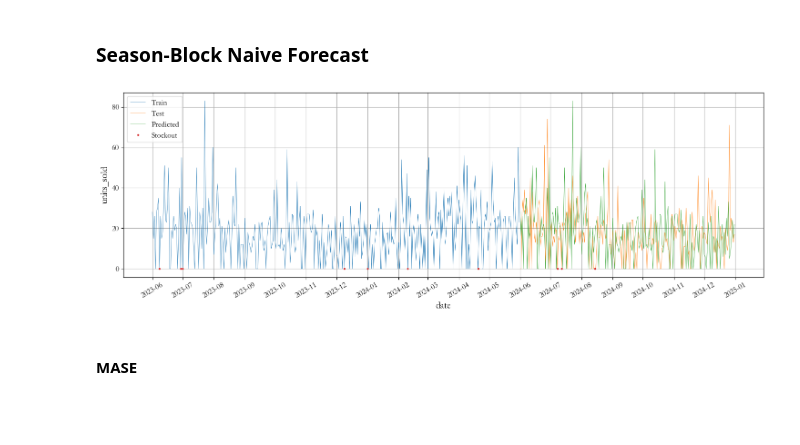
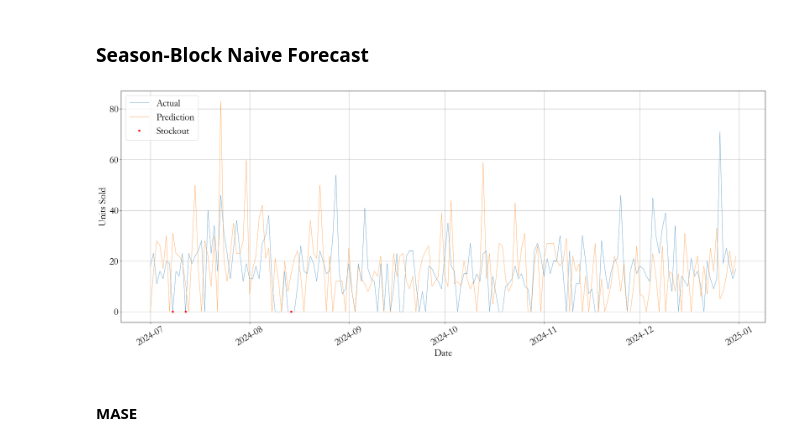
Before and after one commit to dnshwng98/fmcg_intelligent_tools, a Jupyter notebook: src/fmcg_intelligent_tools/Main.ipynb, the cells around one changed output. Saved outputs shown, nothing was run; the diff lists cells and outputs as text; code cells hidden in the pictures; blank space fills up the shorter version.

Commit message:
Compare Forecasting Models (2)

```diff
--- a/src/fmcg_intelligent_tools/Untitled.ipynb
+++ b/src/fmcg_intelligent_tools/Main.ipynb
@@ -808,30 +804,31 @@ np.float64(12.06)
 ### Season-Block Naive Forecast
 # %%
 sb_naive_data = target_data.copy()
-sb_naive_data_train = sb_naive_data[sb_naive_data["date"] < "2024-06-01"].copy()
-sb_naive_data_test = sb_naive_data[sb_naive_data["date"] >= "2024-06-01"].copy()
+sb_naive_data_train = sb_naive_data[sb_naive_data["date"] < "2024-07-01"].copy()
+sb_naive_data_test = sb_naive_data[sb_naive_data["date"] >= "2024-07-01"].copy()
 # %%
-sb_naive_data_test["sb_naive_prediction"] = sb_naive_data_train[(sb_naive_data_train["date"] >= "2023-06-01") & (sb_naive_data_train["date"] <= "2023-12-31")]["units_sold"].values
+sb_naive_data_test["sb_naive_prediction"] = sb_naive_data_train[(sb_naive_data_train["date"] >= "2023-07-01") & (sb_naive_data_train["date"] <= "2023-12-31")]["units_sold"].values
 # %%
-fig, ax = plt.subplots(figsize=(15, 5))
-ax.plot(sb_naive_data_train.loc[sb_naive_data_train["date"] >= "2023-06-01"]["date"], sb_naive_data_train.loc[sb_naive_data_train["date"] >= "2023-06-01"]["units_sold"], linewidth=0.5, label="Train")
-ax.plot(sb_naive_data_test["date"], sb_naive_data_test["units_sold"], linewidth=0.5, label="Test")
-ax.plot(sb_naive_data_test["date"], sb_naive_data_test["sb_naive_prediction"], linewidth=0.5, label="Predicted")
-ax.plot(fmcg_dataset.loc[(fmcg_dataset["date"] >= "2023-06-01") & (fmcg_dataset["region"] == "PL-North") & (fmcg_dataset["sku"] == "YO-009") &  (fmcg_dataset["channel"] == "Retail") & (fmcg_dataset["stock_available"] == 0)]["date"],
-        fmcg_dataset.loc[(fmcg_dataset["date"] >= "2023-06-01") & (fmcg_dataset["region"] == "PL-North") & (fmcg_dataset["sku"] == "YO-009") &  (fmcg_dataset["channel"] == "Retail") & (fmcg_dataset["stock_available"] == 0)]["units_sold"], ".", markersize=4.0, label="Stockout")
+fig, ax = plt.subplots(figsize=(25, 10))
+# ax.plot(sb_naive_data_train.loc[sb_naive_data_train["date"] >= "2023-06-01"]["date"], sb_naive_data_train.loc[sb_naive_data_train["date"] >= "2023-06-01"]["units_sold"], linewidth=0.5, label="Train")
+ax.plot(sb_naive_data_test["date"], sb_naive_data_test["units_sold"], linewidth=0.6, label="Actual")
+ax.plot(sb_naive_data_test["date"], sb_naive_data_test["sb_naive_prediction"], linewidth=0.6, label="Prediction")
+ax.plot(fmcg_dataset.loc[(fmcg_dataset["date"] >= "2024-06-01") & (fmcg_dataset["region"] == "PL-North") & (fmcg_dataset["sku"] == "YO-009") &  (fmcg_dataset["channel"] == "Retail") & (fmcg_dataset["stock_available"] == 0)]["date"],
+        fmcg_dataset.loc[(fmcg_dataset["date"] >= "2024-06-01") & (fmcg_dataset["region"] == "PL-North") & (fmcg_dataset["sku"] == "YO-009") &  (fmcg_dataset["channel"] == "Retail") & (fmcg_dataset["stock_available"] == 0)]["units_sold"], "r.", markersize=9.0, label="Stockout")
 
 ax.xaxis.set_major_locator(mdates.MonthLocator(bymonthday=1))
-ax.set_xlabel("date", fontname="garamond", fontsize=15)
-ax.set_ylabel("units_sold", fontname="garamond", fontsize=15)
-ax.legend()
+ax.set_xlabel("Date")
+ax.set_ylabel("Units Sold")
+ax.legend(loc="upper left")
 ax.grid()
 plt.rcParams['font.family'] = 'garamond'
-plt.rcParams['font.size'] = 15
+plt.rcParams['font.size'] = 25
 plt.tight_layout()
 plt.xticks(rotation=30)
 plt.show()
+fig.savefig("season_block_naive_forecast.png")
 # %% [output]
-[figure, old version]
+[figure, new version]
 # %% [markdown]
 #### MASE
 # %%
```
Also changed, not shown: parts of 32 cells of this notebook.
